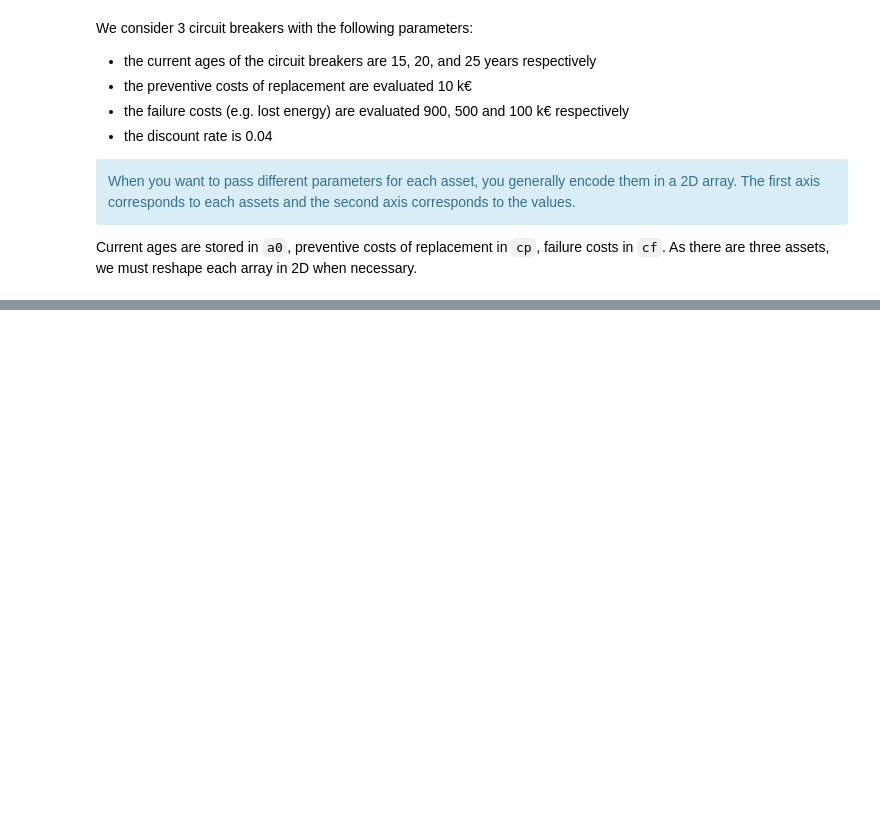
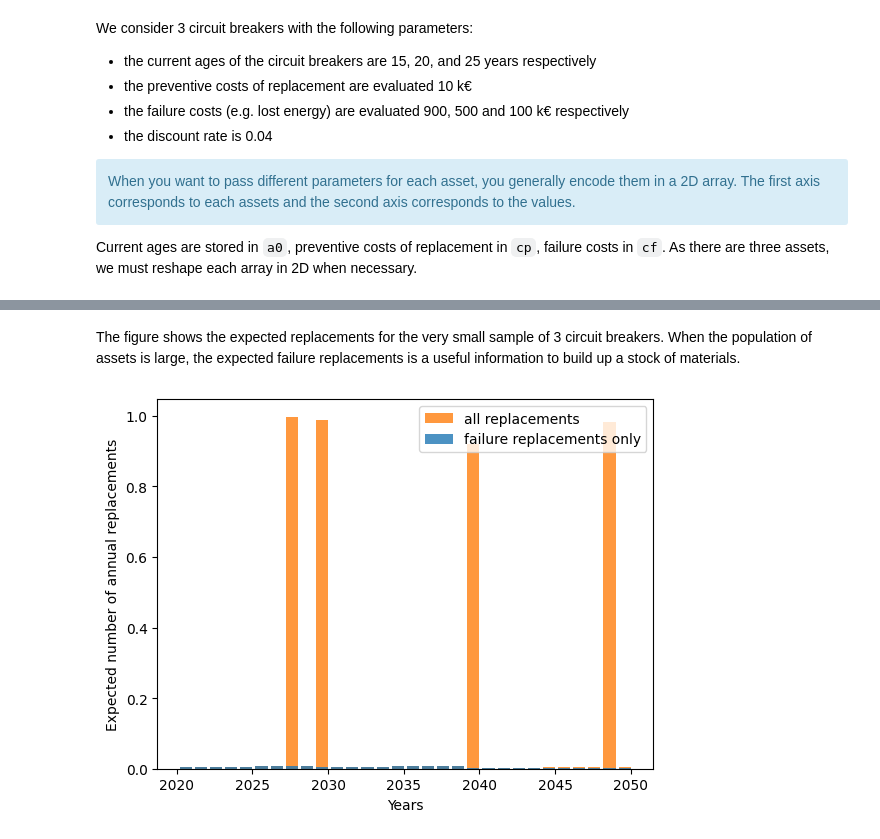
Before and after one commit to 21ch216/relife_doc_sandbox, a Jupyter notebook: docs/source/get_started.ipynb, the cells around one changed output, grey strips where cells are left out. Drawn from its saved outputs; the diff is of its cells as text; code cells hidden in the pictures; blank space fills up the shorter version.

```diff
--- a/docs/source/get_started.ipynb
+++ b/docs/source/get_started.ipynb
@@ -94,0 +175,39 @@ Current ages are stored in ``a0``, preventive costs of replacement in ``cp``, fa
+# %% [markdown]
+The figure shows the expected replacements for the very small sample of 3 circuit breakers. When the population of assets is large, the expected failure replacements is a useful information to build up a stock of materials.
+# %%
+mt = (
+    AgeReplacementPolicy(gompertz, cf=1, cp=1, discount_rate=0, ar=ar, ar1=ar1, a0=a0)
+    .expected_total_cost(timeline)
+    .sum(axis=0)
+)
+mf = (
+    AgeReplacementPolicy(gompertz, cf=1, cp=0, discount_rate=0, ar=ar, ar1=ar1, a0=a0)
+    .expected_total_cost(timeline)
+    .sum(axis=0)
+)
+qt = np.diff(mt[::step])
+qf = np.diff(mf[::step])
+plt.bar(
+    y + 2020,
+    qt,
+    align="edge",
+    width=-0.8,
+    alpha=0.8,
+    color="C1",
+    label="all replacements",
+)
+plt.bar(
+    y + 2020,
+    qf,
+    align="edge",
+    width=-0.8,
+    alpha=0.8,
+    color="C0",
+    label="failure replacements only",
+)
+plt.xlabel("Years")
+plt.ylabel("Expected number of annual replacements")
+plt.legend()
+plt.show()
+# %% [output]
+[figure, added]
```
Also changed, not shown: parts of 17 cells of this notebook.
